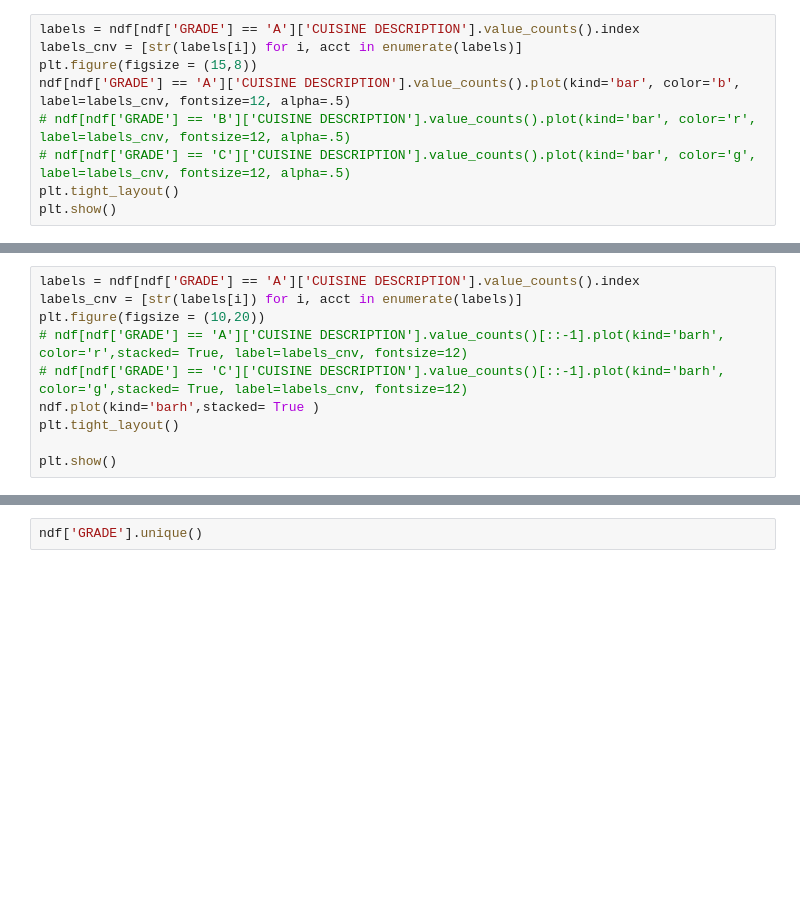
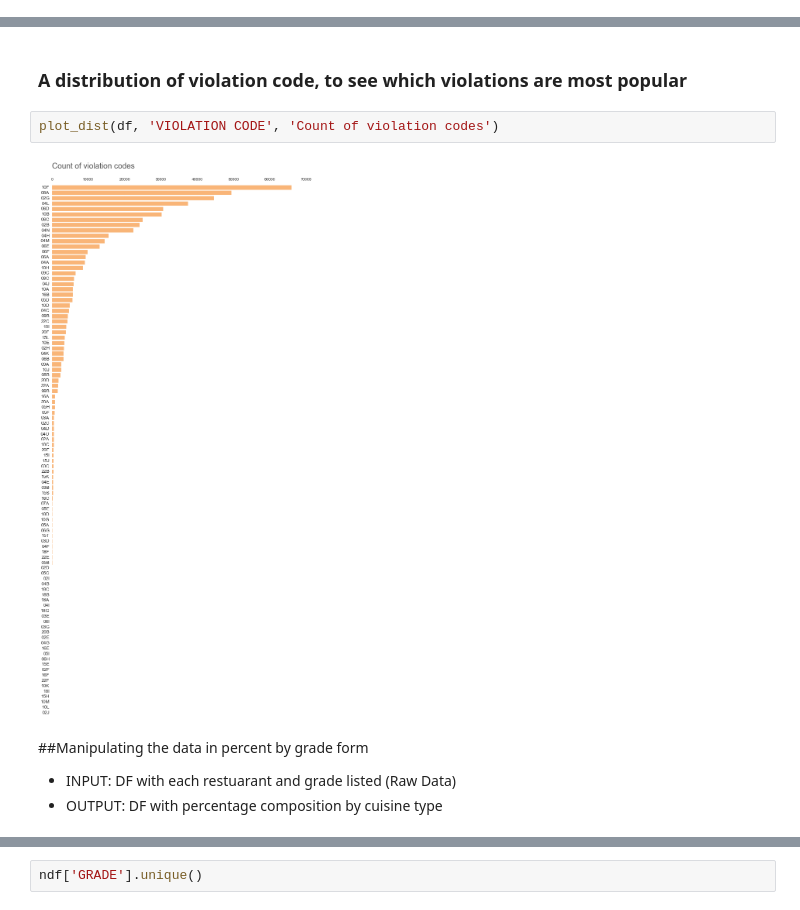
Before and after one commit to asharma567/NYC_Restaurant_Data_Analysis, a Jupyter notebook: NYC_Restaurant_Analysis.ipynb, the cells around one changed output, grey strips where cells are left out. Drawn from its saved outputs; the diff is of its cells as text; blank space fills up the shorter version.

```diff
--- a/NYC_Restaurant_Analysis.ipynb
+++ b/NYC_Restaurant_Analysis.ipynb
@@ -288,9 +0,0 @@ plt.show()
-# %%
-labels = ndf[ndf['GRADE'] == 'A']['CUISINE DESCRIPTION'].value_counts().index
-labels_cnv = [str(labels[i]) for i, acct in enumerate(labels)]
-plt.figure(figsize = (15,8))
-ndf[ndf['GRADE'] == 'A']['CUISINE DESCRIPTION'].value_counts().plot(kind='bar', color='b', label=labels_cnv, fontsize=12, alpha=.5)
-# ndf[ndf['GRADE'] == 'B']['CUISINE DESCRIPTION'].value_counts().plot(kind='bar', color='r', label=labels_cnv, fontsize=12, alpha=.5)
-# ndf[ndf['GRADE'] == 'C']['CUISINE DESCRIPTION'].value_counts().plot(kind='bar', color='g', label=labels_cnv, fontsize=12, alpha=.5)
-plt.tight_layout()
-plt.show()
@@ -299,10 +0,0 @@ plt.show()
-# %%
-labels = ndf[ndf['GRADE'] == 'A']['CUISINE DESCRIPTION'].value_counts().index
-labels_cnv = [str(labels[i]) for i, acct in enumerate(labels)]
-plt.figure(figsize = (10,20))
-# ndf[ndf['GRADE'] == 'A']['CUISINE DESCRIPTION'].value_counts()[::-1].plot(kind='barh', color='r',stacked= True, label=labels_cnv, fontsize=12)
-# ndf[ndf['GRADE'] == 'C']['CUISINE DESCRIPTION'].value_counts()[::-1].plot(kind='barh', color='g',stacked= True, label=labels_cnv, fontsize=12)
-ndf.plot(kind='barh',stacked= True )
-plt.tight_layout()
-
-plt.show()
@@ -419,0 +107,12 @@ s
+# %% [markdown]
+
+### A distribution of violation code, to see which violations are most popular
+# %%
+plot_dist(df, 'VIOLATION CODE', 'Count of violation codes')
+# %% [output]
+[figure, added]
+# %% [markdown]
+##Manipulating the data in percent by grade form
+
+* INPUT: DF with each restuarant and grade listed (Raw Data)
+* OUTPUT: DF with percentage composition by cuisine type
```
Also changed, not shown: parts of 36 cells of this notebook.
